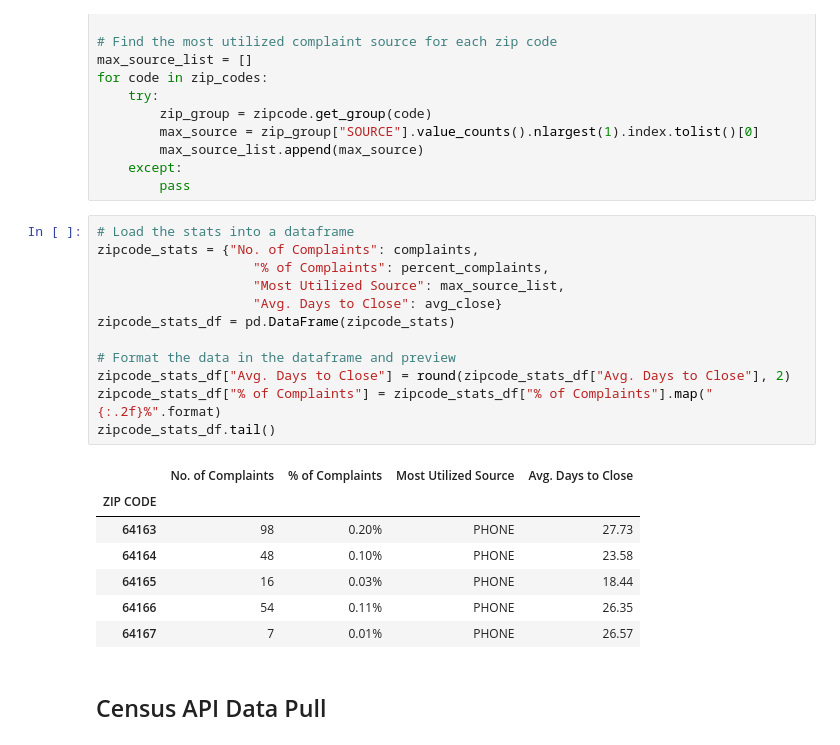
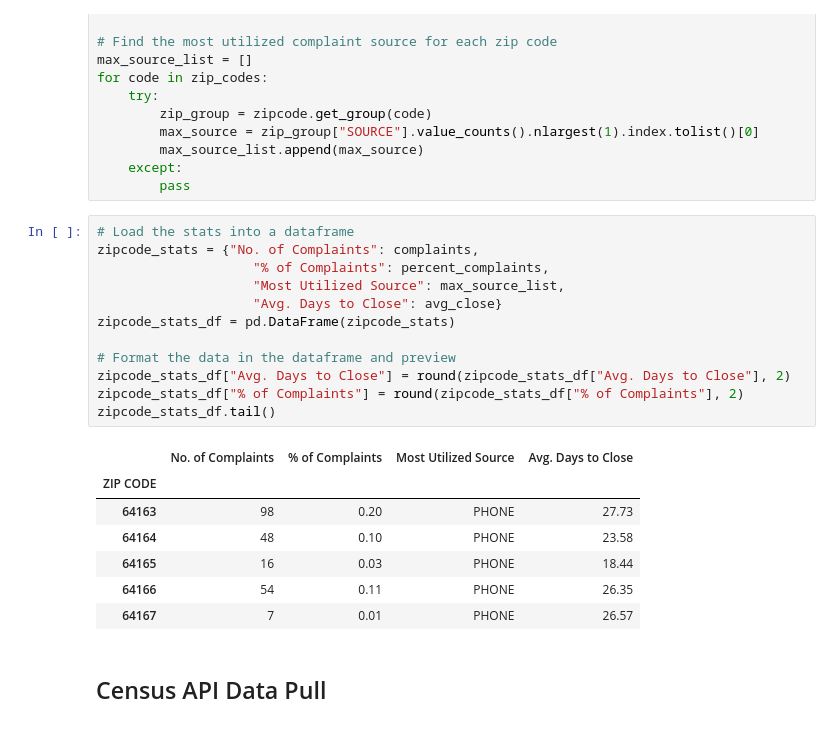
Before and after one commit to kristanlpruett/Project-1-KU-EDW-DATA, a Jupyter notebook: Exploration & Cleanup.ipynb, the cells around one changed output. Cells and saved outputs as stored; diff of their text form.

```diff
--- a/Exploration & Cleanup.ipynb
+++ b/Exploration & Cleanup.ipynb
@@ -151,23 +179,23 @@ for code in zip_codes:
 # %%
 # Load the stats into a dataframe
 zipcode_stats = {"No. of Complaints": complaints,
                     "% of Complaints": percent_complaints,
                     "Most Utilized Source": max_source_list,
                     "Avg. Days to Close": avg_close}
 zipcode_stats_df = pd.DataFrame(zipcode_stats)
 
 # Format the data in the dataframe and preview
 zipcode_stats_df["Avg. Days to Close"] = round(zipcode_stats_df["Avg. Days to Close"], 2)
-zipcode_stats_df["% of Complaints"] = zipcode_stats_df["% of Complaints"].map("{:.2f}%".format)
+zipcode_stats_df["% of Complaints"] = round(zipcode_stats_df["% of Complaints"], 2)
 zipcode_stats_df.tail()
 # %% [output]
 |  | No. of Complaints | % of Complaints | Most Utilized Source | Avg. Days to Close |
 | ZIP CODE |  |  |  |  |
-| 64163 | 98 | 0.20% | PHONE | 27.73 |
-| 64164 | 48 | 0.10% | PHONE | 23.58 |
-| 64165 | 16 | 0.03% | PHONE | 18.44 |
-| 64166 | 54 | 0.11% | PHONE | 26.35 |
-| 64167 | 7 | 0.01% | PHONE | 26.57 |
+| 64163 | 98 | 0.20 | PHONE | 27.73 |
+| 64164 | 48 | 0.10 | PHONE | 23.58 |
+| 64165 | 16 | 0.03 | PHONE | 18.44 |
+| 64166 | 54 | 0.11 | PHONE | 26.35 |
+| 64167 | 7 | 0.01 | PHONE | 26.57 |
 # %% [markdown]
 ## Census API Data Pull
 # %%
```
Also changed, not shown: parts of 7 cells of this notebook, 3 other files.
